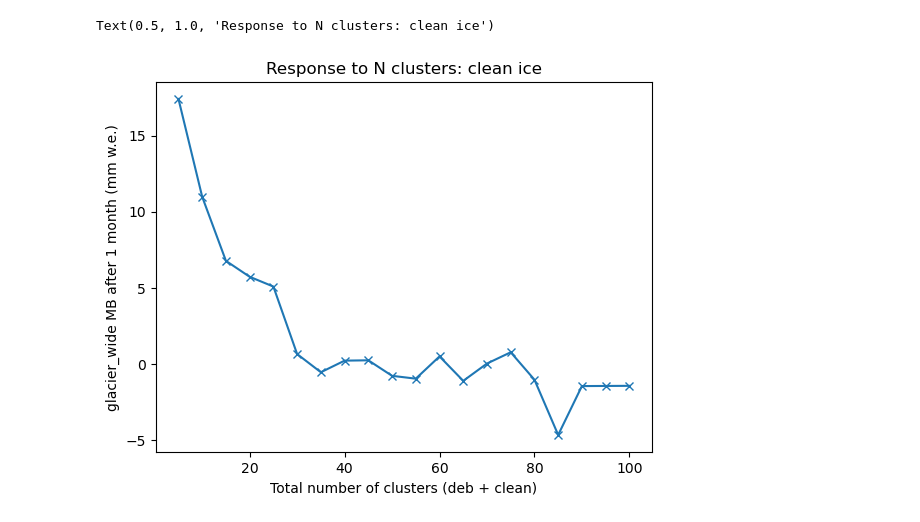
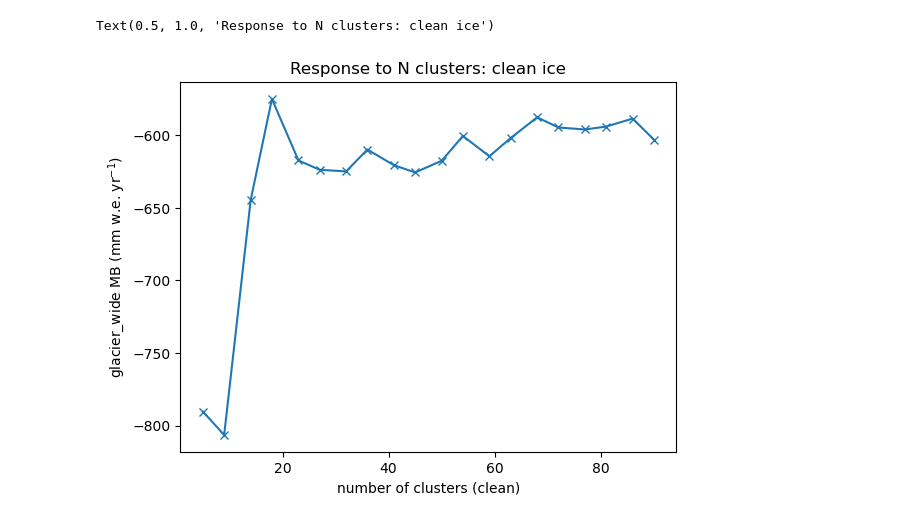
Before and after one commit to ZhenyaTumarkin/HMA_sensitivity, a Jupyter notebook: code/N_points_experiment/look_at_MB.ipynb, the cells around one changed output. Saved outputs shown, nothing was run; the diff lists cells and outputs as text; code cells hidden in the pictures.

Commit message:
N points experiment: store data from runs accross 15 glaciers, array_run_model: added option to pool jobs to lighten load on acheduler

```diff
--- a/code/N_points_experiment/look_at_MB.ipynb
+++ b/code/N_points_experiment/look_at_MB.ipynb
@@ -33,0 +9,5 @@ Text(0, 0.5, 'glacier_wide MB after 1 month')
+# %%
+glacier_name = glacier_list['RGI index'].iloc[8]
+min_n=5
+max_n=100
+print(glacier_name)
@@ -60,19 +34,20 @@ import datetime
 
 mbs=[]
 
-for run_name in np.arange(5,105,5):
+for run_name in np.arange(min_n,max_n+5,5):
     weights_missed=0
 
-    weights_df = pd.read_csv(f'/nfs/scistore18/pelligrp/etumarki/HMA_sensitivity/data/N_points_experiment/{int(run_name)}/coords_out_RGI60-13.19847.csv',header=1)
+    weights_df = pd.read_csv(f'/nfs/scistore18/pelligrp/etumarki/HMA_sensitivity/data/N_points_experiment/{int(run_name)}/Forcing_data/{glacier_name}/coords_out_{glacier_name}.csv',header=1)
     weights = np.array(weights_df.weight)
-
+    print(run_name)
     for i in range(len(weights)):
         try:
-            result = pd.read_parquet(f'/nfs/scistore18/pelligrp/etumarki/HMA_sensitivity/data/N_points_experiment/{run_name}/{i+1}_results.parquet')
+
+            result = pd.read_parquet(f'/nfs/scistore18/pelligrp/etumarki/HMA_sensitivity/data/N_points_experiment/{run_name}/Outputs/{glacier_name}/run_1.000/{i+1}_results.parquet')
 
             date_start = result.Date.iloc[0]
-            date_spin_complete = date_start + datetime.timedelta(days = 0)
-            date_end =date_spin_complete + datetime.timedelta(days = 30)
+            date_spin_complete = date_start + datetime.timedelta(days = 365)
+            date_end =date_spin_complete + datetime.timedelta(days = 365)
             result = result[(result.Date>date_spin_complete)&(result.Date<=date_end)]
 
             if i==0:
@@ -82,8 +57,9 @@ for run_name in np.arange(5,105,5):
             else:
                 snow += (result.SWE-result.SWE.iloc[0])*weights[i]
                 ice += (result.ICE-result.ICE.iloc[0])*weights[i]
-        except FileNotFoundError:
+        except (IndexError,FileNotFoundError):
             weights_missed += weights[i]
             print(weights_missed)
+            print(i)
     mbs_rescaled = (snow+ice).iloc[-1]/(1-weights_missed)
     mbs.append(mbs_rescaled)
@@ -118,21 +99,22 @@ import datetime
 
 mbs=[]
 num_points=[]
-for run_name in np.arange(5,105,5):
+for run_name in np.arange(min_n,max_n+5,5):
+    print(f'run: {run_name}')
     weights_missed=0
 
-    weights_df = pd.read_csv(f'/nfs/scistore18/pelligrp/etumarki/HMA_sensitivity/data/N_points_experiment/{int(run_name)}/coords_out_RGI60-13.19847.csv',header=1)
+    weights_df = pd.read_csv(f'/nfs/scistore18/pelligrp/etumarki/HMA_sensitivity/data/N_points_experiment/{int(run_name)}/Forcing_data/{glacier_name}/coords_out_{glacier_name}.csv',header=1)
     weights = np.array(weights_df[weights_df['deb_bool']==0].weight)
 
     num_points.append(len(weights))
     for i in range(len(weights)):
 
         try:
-            result = pd.read_parquet(f'/nfs/scistore18/pelligrp/etumarki/HMA_sensitivity/data/N_points_experiment/{run_name}/{i+1}_results.parquet')
+            result = pd.read_parquet(f'/nfs/scistore18/pelligrp/etumarki/HMA_sensitivity/data/N_points_experiment/{run_name}/Outputs/{glacier_name}/run_1.000/{i+1}_results.parquet')
 
             date_start = result.Date.iloc[0]
-            date_spin_complete = date_start + datetime.timedelta(days = 0)
-            date_end =date_spin_complete + datetime.timedelta(days = 30)
+            date_spin_complete = date_start + datetime.timedelta(days = 365)
+            date_end =date_spin_complete + datetime.timedelta(days = 365)
             result = result[(result.Date>date_spin_complete)&(result.Date<=date_end)]
 
             if i==0:
@@ -142,8 +124,9 @@ for run_name in np.arange(5,105,5):
             else:
                 snow += (result.SWE-result.SWE.iloc[0])*weights[i]
                 ice += (result.ICE-result.ICE.iloc[0])*weights[i]
-        except FileNotFoundError:
+        except (FileNotFoundError,IndexError):
             weights_missed += weights[i]
+            print(f'point_missing: {run_name} {i}')
             print(weights_missed)
     mbs_rescaled = (snow+ice).iloc[-1]/(1-weights_missed)
     mbs.append(mbs_rescaled)
@@ -150,11 +154,11 @@ for run_name in np.arange(5,105,5):
 # %%
 plt.plot(num_points,mbs,'x',ls='-')
-plt.xlabel('Total number of clusters (deb + clean)')
-plt.ylabel('glacier_wide MB after 1 month (mm w.e.)')
+plt.xlabel('number of clusters (clean)')
+plt.ylabel(r'glacier_wide MB (mm w.e. yr$^{-1}$)')
 plt.title('Response to N clusters: clean ice')
 # %% [output]
 Text(0.5, 1.0, 'Response to N clusters: clean ice')
-[figure, old version]
+[figure, new version]
 # %%
 ###########now lets look at debris and clean ice separately
 
```
Also changed, not shown: parts of 19 cells of this notebook, 14 other files.
